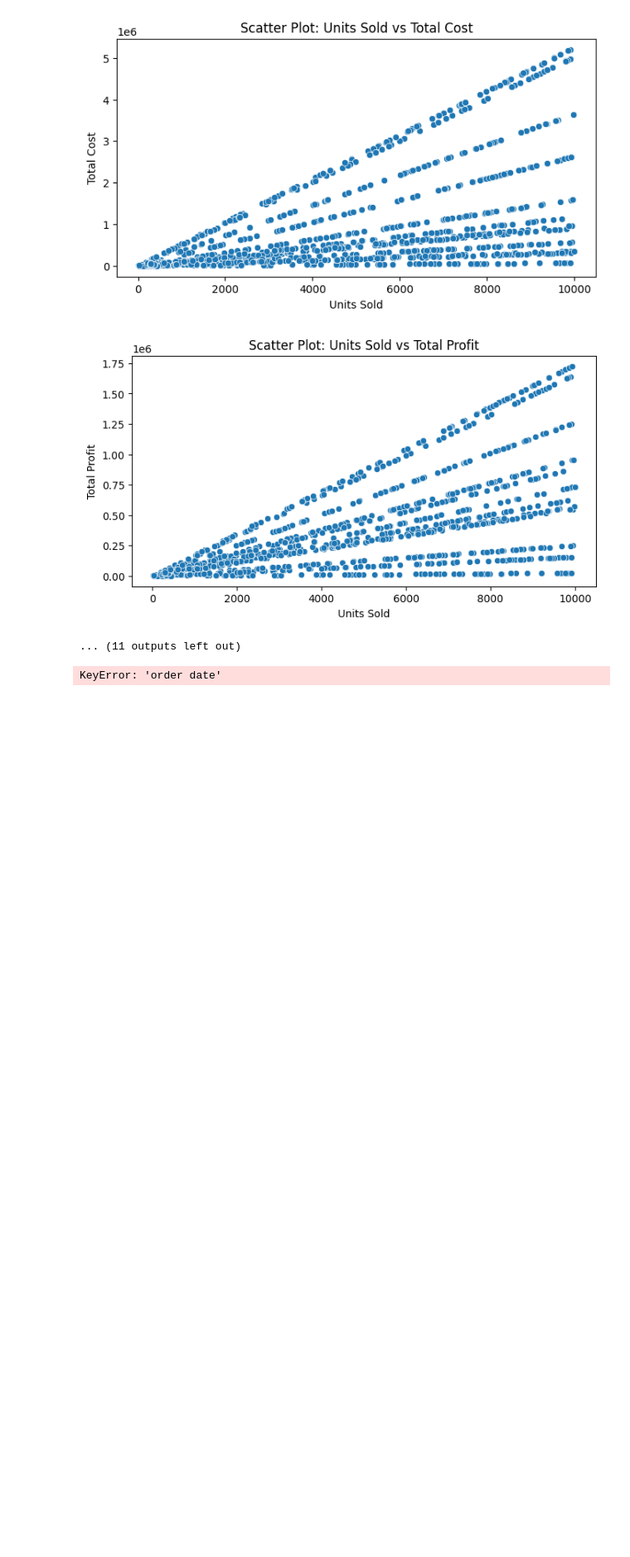
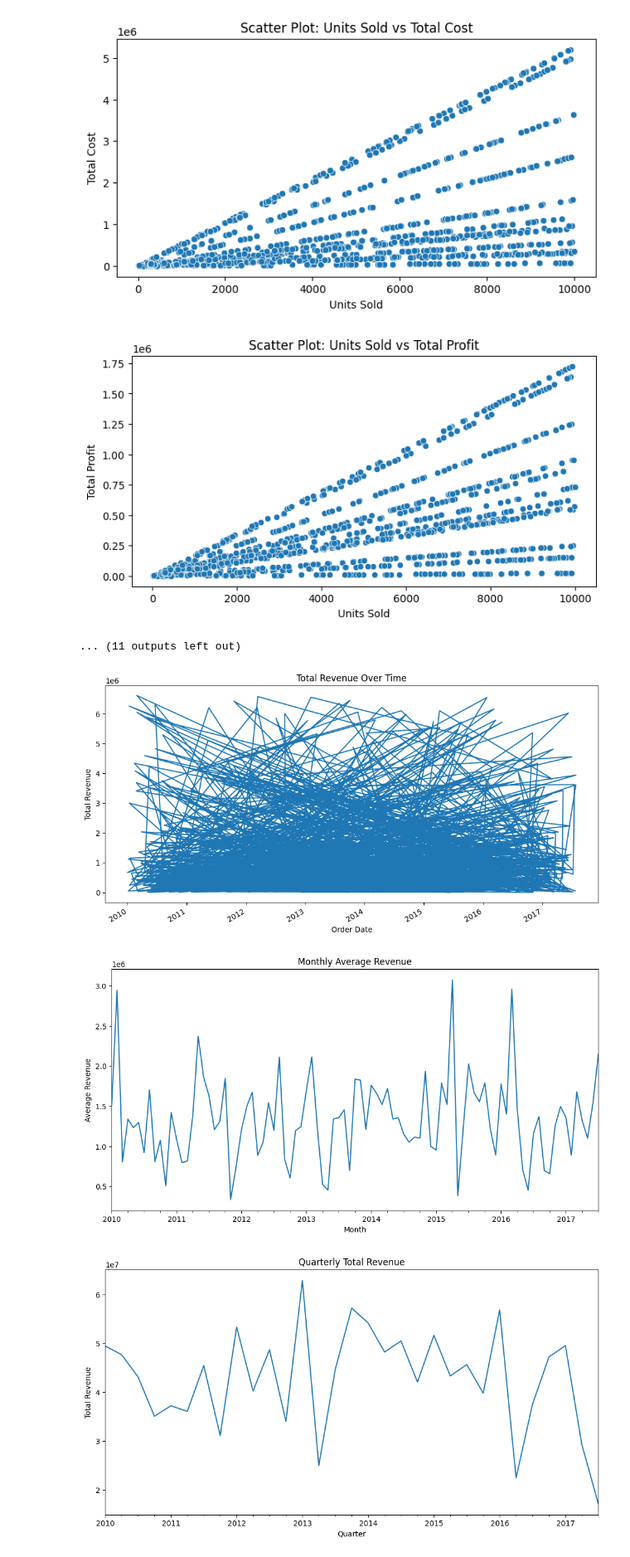
Before and after one commit to sappy04/EDA, a Jupyter notebook: 22BCE2178.ipynb, the cells around one changed output. Shown at 83% size. Saved outputs shown, nothing was run; the diff lists cells and outputs as text; code cells hidden in the pictures; blank space fills up the shorter version.

```diff
--- a/22BCE2178.ipynb
+++ b/22BCE2178.ipynb
@@ -14,7 +14,7 @@ df = pd.read_csv(url)
 print("Columns in the DataFrame:")
 print(df.columns.tolist())
 
-df.columns = df.columns.str.strip().str.lower()
+df.columns = df.columns.str.lower().str.strip()
 print("Cleaned Columns:", df.columns.tolist())
 # %% [output]
 Columns in the DataFrame:
@@ -220,32 +220,33 @@ plt.show()
 # %%
 # Convert cleaned date column to datetime
 # Convert cleaned date column to datetime
 df['order date'] = pd.to_datetime(df['order date'])
 
 # Set the date column as the index
-df = df.set_index('order date')
-
+df.set_index('order date', inplace=True)
 
 
 # Visualize Total Revenue over time
 df['total_revenue'] = df['units sold'] * df['unit price']
 df['total_revenue'].plot(figsize=(12, 6), title="Total Revenue Over Time")
 plt.xlabel("Order Date")
 plt.ylabel("Total Revenue")
 plt.show()
 
 # Group by month and calculate mean revenue
 monthly_revenue = df['total_revenue'].resample('ME').mean()
 monthly_revenue.plot(figsize=(12, 6), title="Monthly Average Revenue")
 plt.xlabel("Month")
 plt.ylabel("Average Revenue")
 plt.show()
 
 # Resample to quarterly frequency
 quarterly_revenue = df['total_revenue'].resample('QE').sum()
 quarterly_revenue.plot(figsize=(12, 6), title="Quarterly Total Revenue")
 plt.xlabel("Quarter")
 plt.ylabel("Total Revenue")
 plt.show()
 # %% [output]
-KeyError: 'order date'
+[figure, added]
+[figure, added]
+[figure, added]
```
